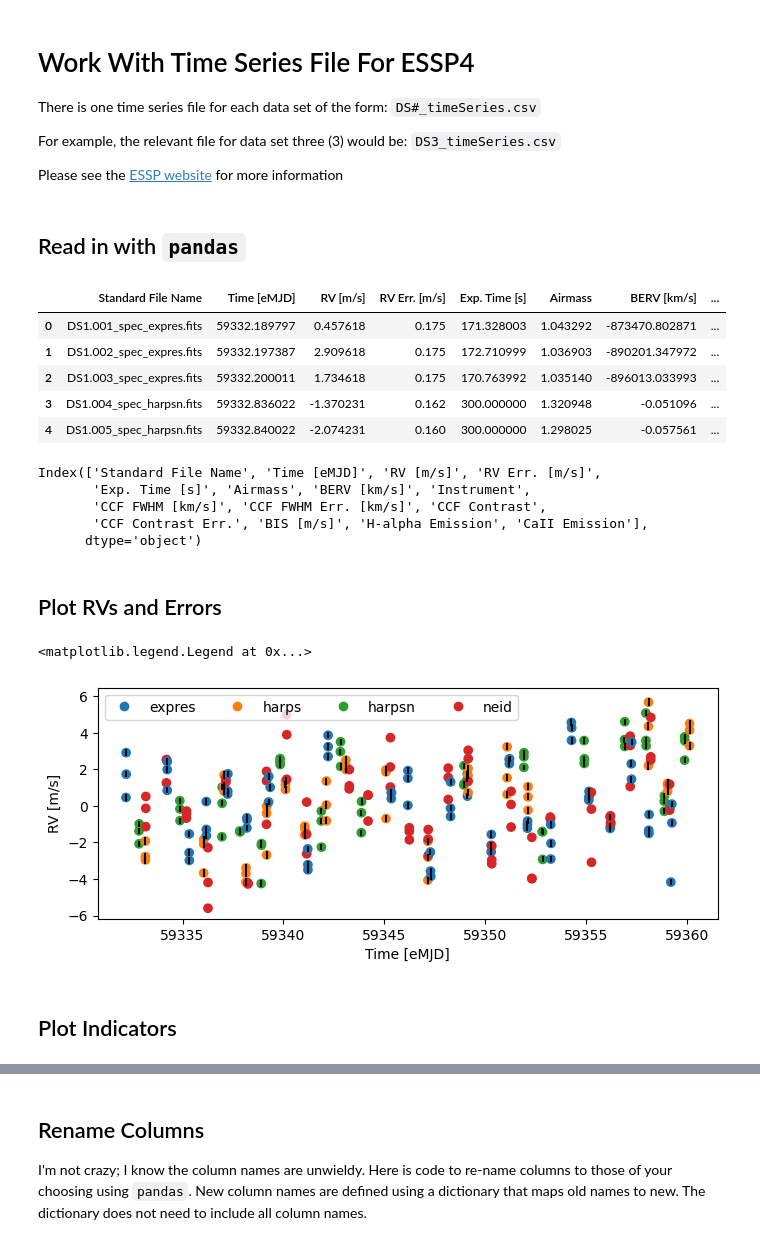
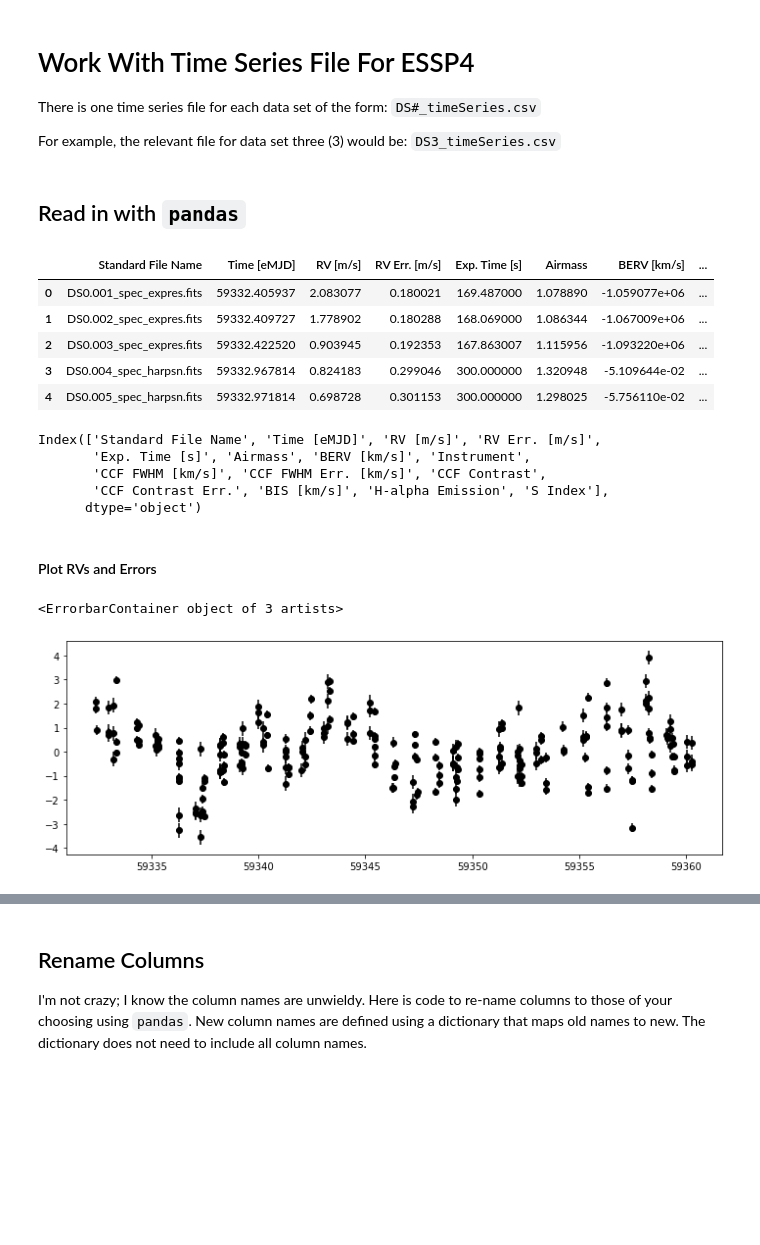
Before and after one commit to lilylingzhao/ESSP4, a Jupyter notebook: ExampleCode/essp4_timeSeries.ipynb, the cells around one changed output, grey strips where cells are left out. Drawn from its saved outputs; the diff is of its cells as text; code cells hidden in the pictures; blank space fills up the shorter version.

Commit message:
Website Example Code

```diff
--- a/ExampleCode/essp4_timeSeries.ipynb
+++ b/ExampleCode/essp4_timeSeries.ipynb
@@ -3,7 +3,5 @@
 There is one time series file for each data set of the form: `DS#_timeSeries.csv`
 
 For example, the relevant file for data set three (3) would be: `DS3_timeSeries.csv`
-
-Please see the [ESSP website](https://essp-eprv.github.io/data.html#timeseries) for more information
 # %%
 import os
@@ -12,8 +11,14 @@ import matplotlib.pyplot as plt
 import pandas as pd
 # %%
 # Specify file name
-dset_num = 1
-dset_dir = f'/mnt/home/lzhao/ceph/SolarData/DataSets/Training/DS{dset_num}/'
+
+# Specify data set number
+dset_num = 0
+
+# Specify where all the data set folders are, here saved into "essp_dir" variable
+essp_dir = '/mnt/home/lzhao/ceph/SolarData/DataSets/Training/'
+dset_dir = os.path.join(essp_dir,f'DS{dset_num}')
+
 example_file = os.path.join(dset_dir,f'DS{dset_num}_timeSeries.csv')
 # %% [markdown]
 ## Read in with `pandas`
@@ -23,42 +28,26 @@ df = pd.read_csv(example_file)
 df.head()
 # %% [output]
 |  | Standard File Name | Time [eMJD] | RV [m/s] | RV Err. [m/s] | Exp. Time [s] | Airmass | BERV [km/s] | ... |
-| 0 | DS1.001_spec_expres.fits | 59332.189797 | 0.457618 | 0.175 | 171.328003 | 1.043292 | -873470.802871 | ... |
-| 1 | DS1.002_spec_expres.fits | 59332.197387 | 2.909618 | 0.175 | 172.710999 | 1.036903 | -890201.347972 | ... |
-| 2 | DS1.003_spec_expres.fits | 59332.200011 | 1.734618 | 0.175 | 170.763992 | 1.035140 | -896013.033993 | ... |
-| 3 | DS1.004_spec_harpsn.fits | 59332.836022 | -1.370231 | 0.162 | 300.000000 | 1.320948 | -0.051096 | ... |
-| 4 | DS1.005_spec_harpsn.fits | 59332.840022 | -2.074231 | 0.160 | 300.000000 | 1.298025 | -0.057561 | ... |
+| 0 | DS0.001_spec_expres.fits | 59332.405937 | 2.083077 | 0.180021 | 169.487000 | 1.078890 | -1.059077e+06 | ... |
+| 1 | DS0.002_spec_expres.fits | 59332.409727 | 1.778902 | 0.180288 | 168.069000 | 1.086344 | -1.067009e+06 | ... |
+| 2 | DS0.003_spec_expres.fits | 59332.422520 | 0.903945 | 0.192353 | 167.863007 | 1.115956 | -1.093220e+06 | ... |
+| 3 | DS0.004_spec_harpsn.fits | 59332.967814 | 0.824183 | 0.299046 | 300.000000 | 1.320948 | -5.109644e-02 | ... |
+| 4 | DS0.005_spec_harpsn.fits | 59332.971814 | 0.698728 | 0.301153 | 300.000000 | 1.298025 | -5.756110e-02 | ... |
 # %%
-# Show all the column names
+# Here are all the column names
 df.columns
 # %% [output]
 Index(['Standard File Name', 'Time [eMJD]', 'RV [m/s]', 'RV Err. [m/s]',
        'Exp. Time [s]', 'Airmass', 'BERV [km/s]', 'Instrument',
        'CCF FWHM [km/s]', 'CCF FWHM Err. [km/s]', 'CCF Contrast',
-       'CCF Contrast Err.', 'BIS [m/s]', 'H-alpha Emission', 'CaII Emission'],
+       'CCF Contrast Err.', 'BIS [km/s]', 'H-alpha Emission', 'S Index'],
       dtype='object')
 # %% [markdown]
-## Plot RVs and Errors
+#### Plot RVs and Errors
 # %%
-plt.figure(figsize=(8,3))
-plt.xlabel('Time [eMJD]')
-plt.ylabel('RV [m/s]')
-# Get a list of different instruments and their indices
-inst_list, inst_invs = np.unique(df['Instrument'],return_inverse=True)
-# Plot RVs colored by instrument
-plt.scatter(df['Time [eMJD]'],df['RV [m/s]'],
-            c=inst_invs, # color by instrument
-            cmap='tab10',vmin=0,vmax=10) # adjusting so familiar python colors are used
-# Generate Legend
-for inst in inst_list:
-    plt.plot(np.nan,'o',label=inst)
-# Plot error bars
+plt.figure(figsize=(12,4))
 plt.errorbar(df['Time [eMJD]'],df['RV [m/s]'],yerr=df['RV Err. [m/s]'],
-             linestyle='None',color='k')
-
-plt.legend(loc=2,ncol=4)
+             linestyle='None',marker='o',color='k')
 # %% [output]
-<matplotlib.legend.Legend at 0x...>
+<ErrorbarContainer object of 3 artists>
-[figure, old version]
+[figure, new version]
-# %% [markdown]
-## Plot Indicators
```
Also changed, not shown: parts of 7 cells of this notebook, 5 other files.
